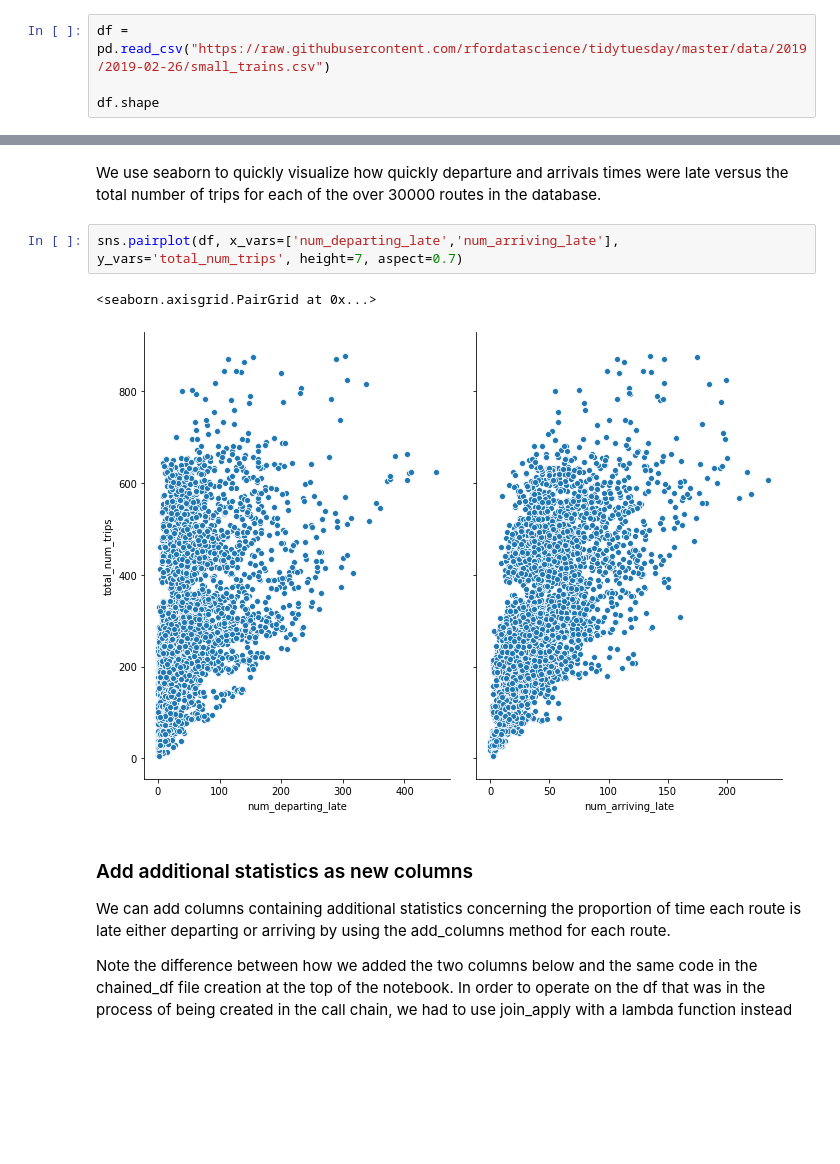
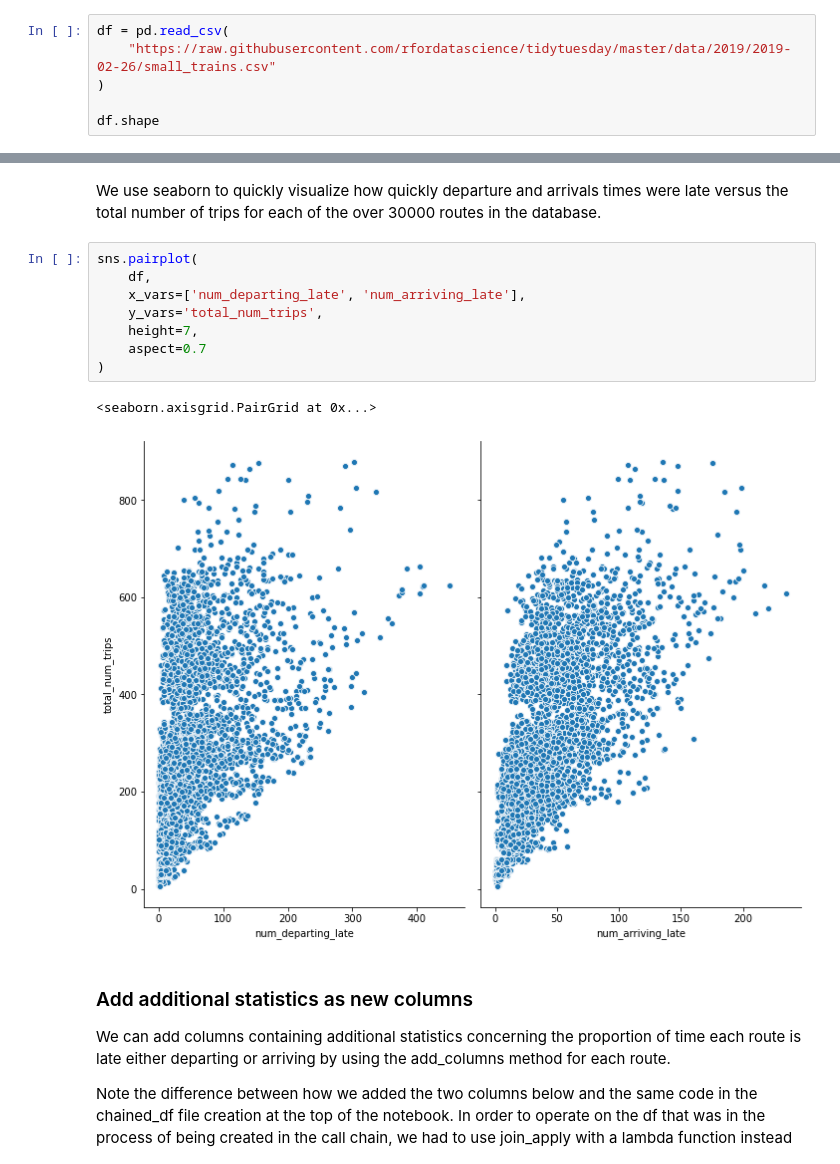
Before and after one commit to pyjanitor-devs/pyjanitor, a Jupyter notebook: examples/notebooks/french_trains.ipynb, the cells around one changed output, grey strips where cells are left out. Cells and saved outputs as stored; diff of their text form; blank space fills up the shorter version.

```diff
--- a/examples/notebooks/french_trains.ipynb
+++ b/examples/notebooks/french_trains.ipynb
@@ -42,7 +50,9 @@ chained_df.head(3)
 ## Step by step through the methods
 Now, we will import the French data again and then use the methods from the call chain one at a time. Our subset of the train data has over 32000 rows and 13 columns.
 # %%
-df = pd.read_csv("https://raw.githubusercontent.com/rfordatascience/tidytuesday/master/data/2019/2019-02-26/small_trains.csv")
+df = pd.read_csv(
+    "https://raw.githubusercontent.com/rfordatascience/tidytuesday/master/data/2019/2019-02-26/small_trains.csv"
+)
 
 df.shape
 # %% [output]
@@ -119,10 +129,16 @@ Counter(df['departure_station']).most_common(10)
 # %% [markdown]
 We use seaborn to quickly visualize how quickly departure and arrivals times were late versus the total number of trips for each of the over 30000 routes in the database.
 # %%
-sns.pairplot(df, x_vars=['num_departing_late','num_arriving_late'], y_vars='total_num_trips', height=7, aspect=0.7)
+sns.pairplot(
+    df,
+    x_vars=['num_departing_late', 'num_arriving_late'],
+    y_vars='total_num_trips',
+    height=7,
+    aspect=0.7
+)
 # %% [output]
 <seaborn.axisgrid.PairGrid at 0x...>
-[figure, old version]
+[figure, new version]
 # %% [markdown]
 ### Add additional statistics as new columns
 We can add columns containing additional statistics concerning the proportion of time each route is late either departing or arriving by using the add_columns method for each route.
```
Also changed, not shown: parts of 3 cells of this notebook, 20 other files.
